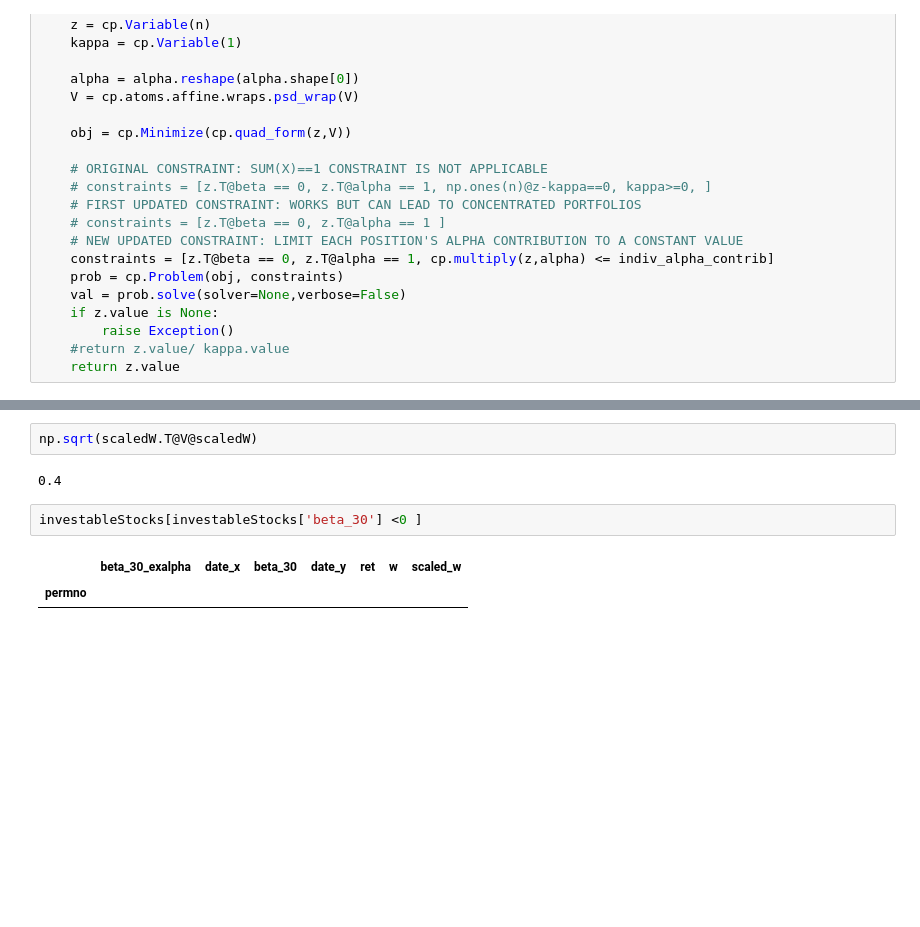
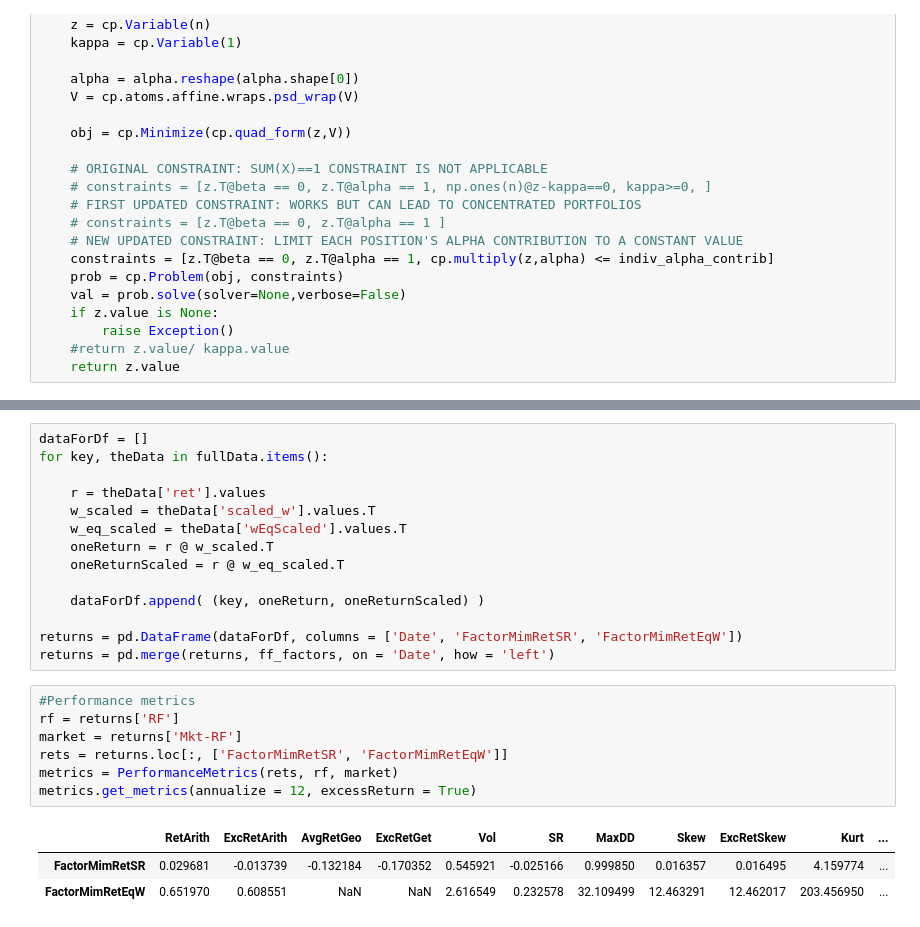
Before and after one commit to LakshaySapra/BettingAgainstBeta, a Jupyter notebook: FactorMimickingOpt.ipynb, the cells around one changed output, grey strips where cells are left out. Drawn from its saved outputs; the diff is of its cells as text; blank space fills up the shorter version.

```diff
--- a/FactorMimickingOpt.ipynb
+++ b/FactorMimickingOpt.ipynb
@@ -218,11 +275,27 @@ Iteration = 119
 
 No Convergence: 0
-# %%
-np.sqrt(scaledW.T@V@scaledW)
-# %% [output]
-0.4
-# %%
-investableStocks[investableStocks['beta_30'] <0 ]
-# %% [output]
-|  | beta_30_exalpha | date_x | beta_30 | date_y | ret | w | scaled_w |
-| permno |  |  |  |  |  |  |  |
+# %%
+dataForDf = []
+for key, theData in fullData.items():
+
+    r = theData['ret'].values
+    w_scaled = theData['scaled_w'].values.T
+    w_eq_scaled = theData['wEqScaled'].values.T
+    oneReturn = r @ w_scaled.T
+    oneReturnScaled = r @ w_eq_scaled.T
+
+    dataForDf.append( (key, oneReturn, oneReturnScaled) )
+
+returns = pd.DataFrame(dataForDf, columns = ['Date', 'FactorMimRetSR', 'FactorMimRetEqW'])
+returns = pd.merge(returns, ff_factors, on = 'Date', how = 'left')
+# %%
+#Performance metrics
+rf = returns['RF']
+market = returns['Mkt-RF']
+rets = returns.loc[:, ['FactorMimRetSR', 'FactorMimRetEqW']]
+metrics = PerformanceMetrics(rets, rf, market)
+metrics.get_metrics(annualize = 12, excessReturn = True)
+# %% [output]
+|  | RetArith | ExcRetArith | AvgRetGeo | ExcRetGet | Vol | SR | MaxDD | Skew | ExcRetSkew | Kurt | ... |
+| FactorMimRetSR | 0.029681 | -0.013739 | -0.132184 | -0.170352 | 0.545921 | -0.025166 | 0.999850 | 0.016357 | 0.016495 | 4.159774 | ... |
+| FactorMimRetEqW | 0.651970 | 0.608551 | NaN | NaN | 2.616549 | 0.232578 | 32.109499 | 12.463291 | 12.462017 | 203.456950 | ... |
```
Also changed, not shown: parts of 6 cells of this notebook.
